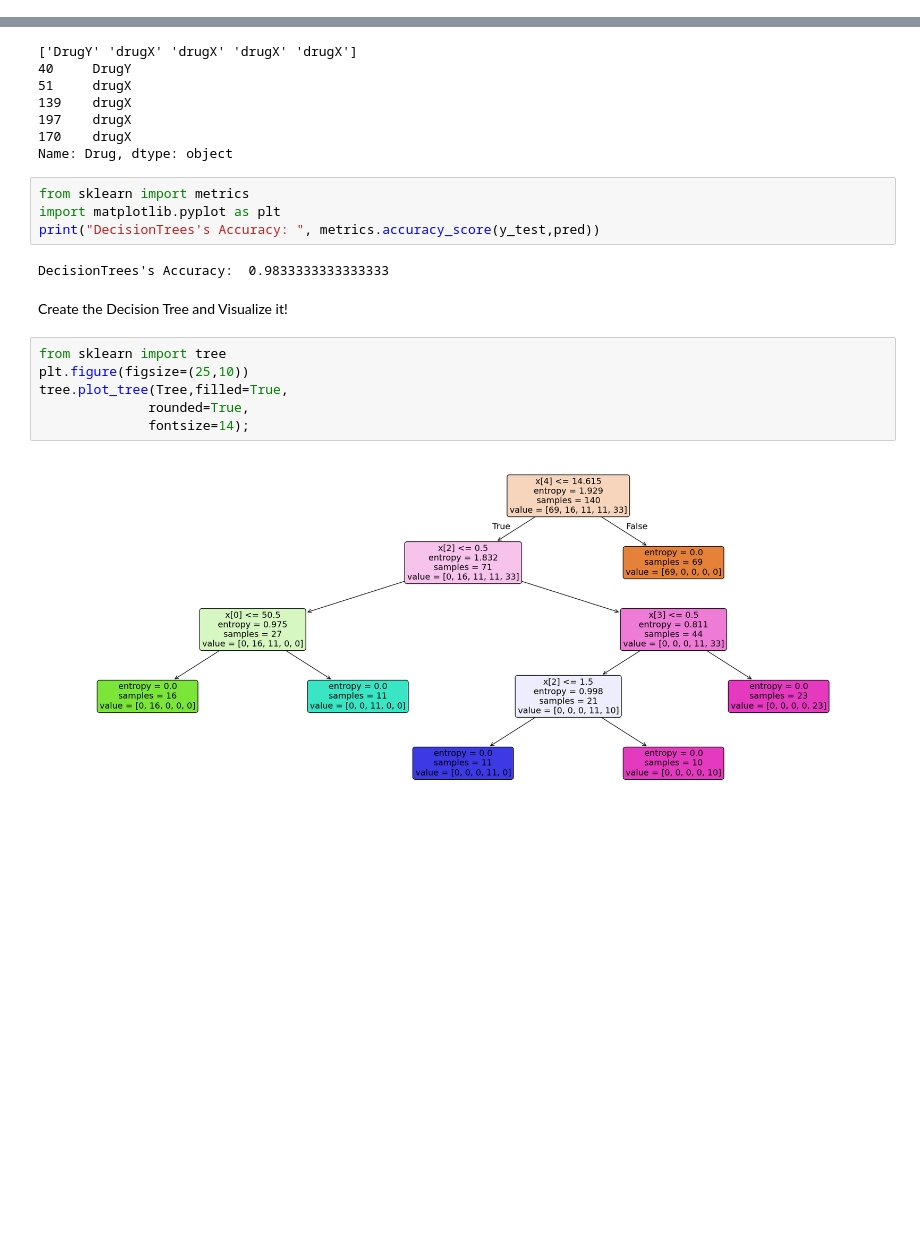
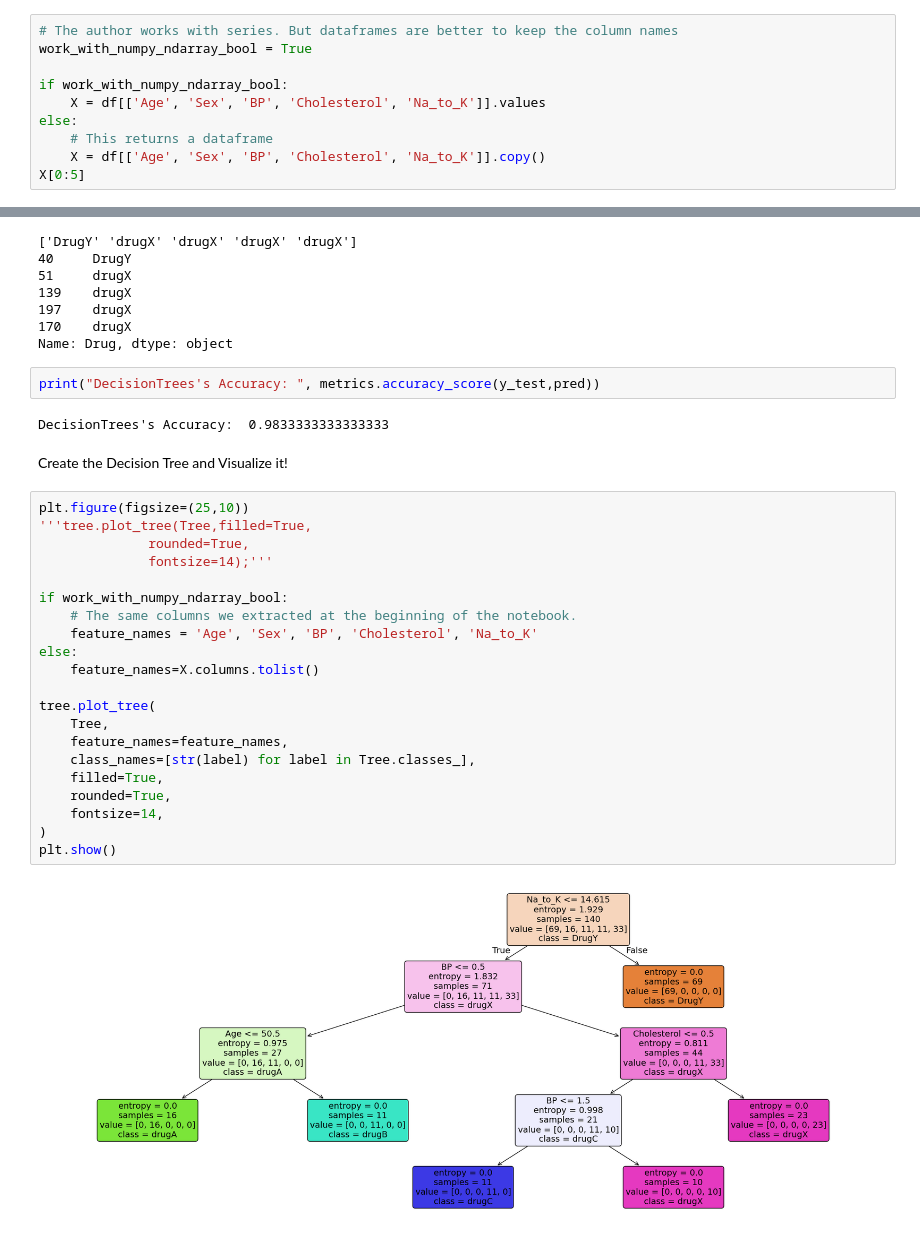
Before and after one commit to nirvana644/IATD-Machine-Learning-Algorithms, a Jupyter notebook: week_3_decision_tree_2_classification.ipynb, the cells around one changed output, grey strips where cells are left out. Saved outputs shown, nothing was run; the diff lists cells and outputs as text; blank space fills up the shorter version.

Commit message:
Extra readings decision trees — Second reading

```diff
--- a/week_3_decision_tree_2_classification.ipynb
+++ b/week_3_decision_tree_2_classification.ipynb
@@ -88,0 +89,10 @@ array([[23, 'F', 'HIGH', 'HIGH', 25.355],
+# %%
+# The author works with series. But dataframes are better to keep the column names
+work_with_numpy_ndarray_bool = True
+
+if work_with_numpy_ndarray_bool:
+    X = df[['Age', 'Sex', 'BP', 'Cholesterol', 'Na_to_K']].values
+else:
+    # This returns a dataframe
+    X = df[['Age', 'Sex', 'BP', 'Cholesterol', 'Na_to_K']].copy()
+X[0:5]
@@ -176,18 +205,31 @@ print (y_test [0:5])
 170    drugX
 Name: Drug, dtype: object
 # %%
-from sklearn import metrics
-import matplotlib.pyplot as plt
 print("DecisionTrees's Accuracy: ", metrics.accuracy_score(y_test,pred))
 # %% [output]
 DecisionTrees's Accuracy:  0.9833333333333333
 # %% [markdown]
 Create the Decision Tree and Visualize it!
-# %%
-from sklearn import tree
-plt.figure(figsize=(25,10))
-tree.plot_tree(Tree,filled=True,
-              rounded=True,
-              fontsize=14);
-# %% [output]
-[figure, removed]
+# %%
+plt.figure(figsize=(25,10))
+'''tree.plot_tree(Tree,filled=True,
+              rounded=True,
+              fontsize=14);'''
+
+if work_with_numpy_ndarray_bool:
+    # The same columns we extracted at the beginning of the notebook.
+    feature_names = 'Age', 'Sex', 'BP', 'Cholesterol', 'Na_to_K'
+else:
+    feature_names=X.columns.tolist()
+
+tree.plot_tree(
+    Tree,
+    feature_names=feature_names,
+    class_names=[str(label) for label in Tree.classes_],
+    filled=True,
+    rounded=True,
+    fontsize=14,
+)
+plt.show()
+# %% [output]
+[figure, added]
```
Also changed, not shown: parts of 12 cells of this notebook, 1 other file.
